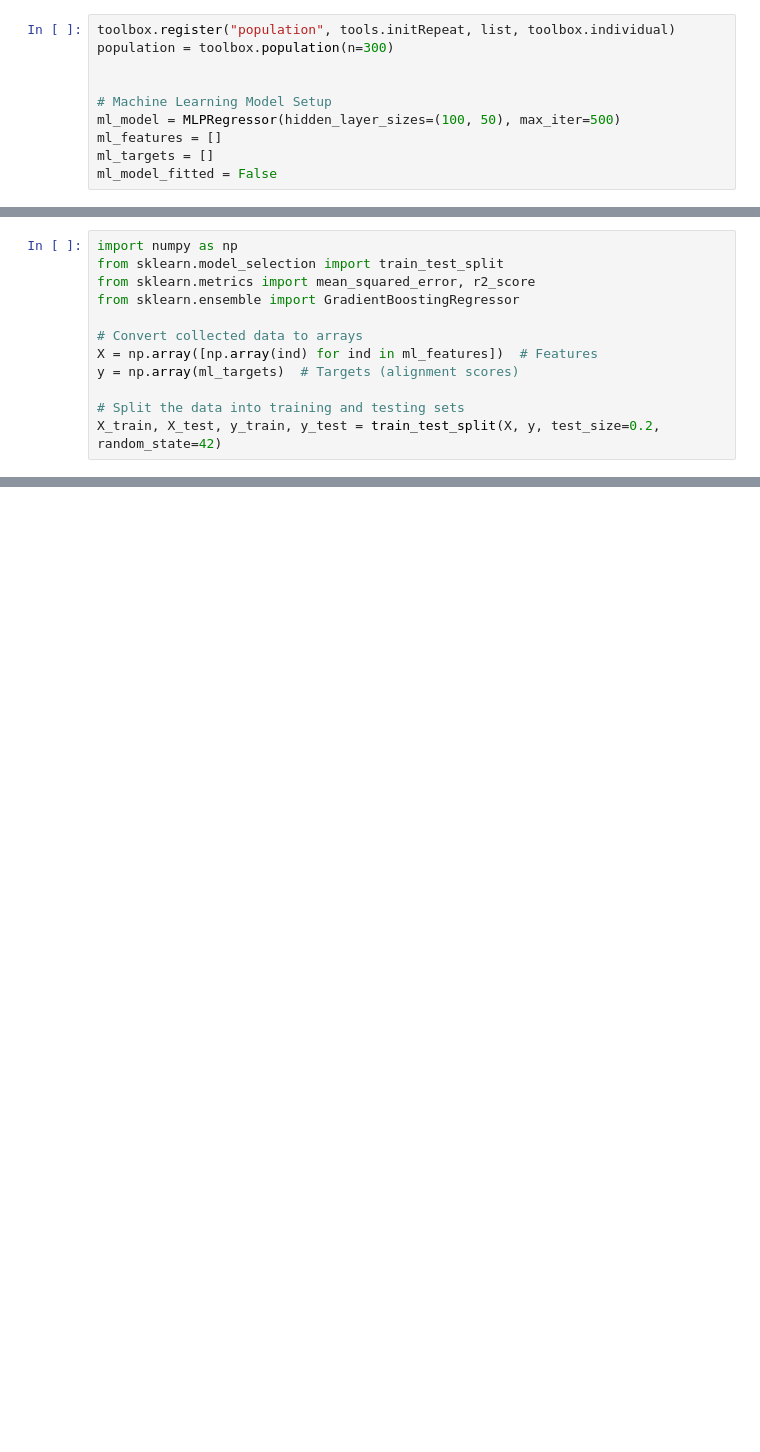
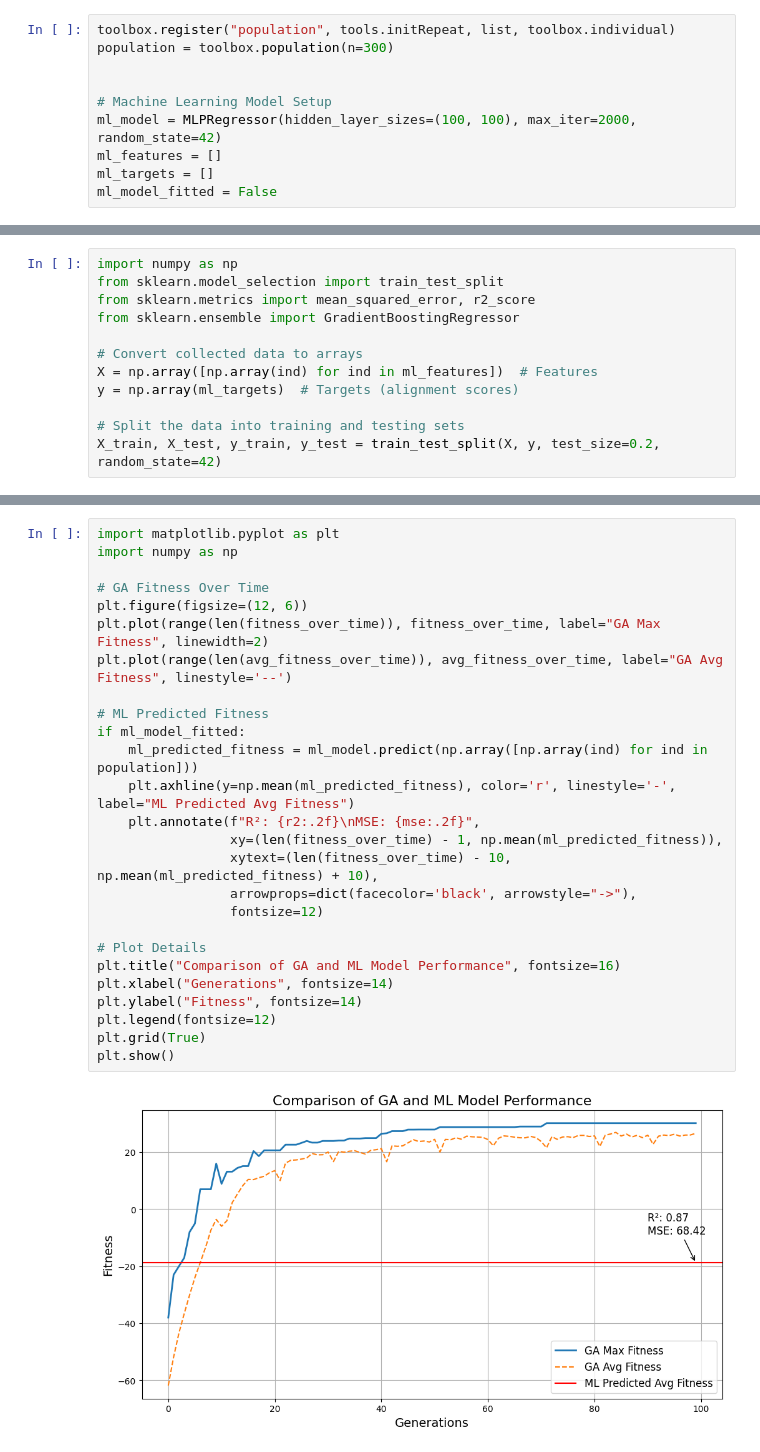
Before and after one commit to RoshenH/Optimizing-Sequence-Alignment-in-Genomics-Using-Evolutionary-Algorithms, a Jupyter notebook: CI.ipynb, the cells around one changed output, grey strips where cells are left out. Drawn from its saved outputs; the diff is of its cells as text; blank space fills up the shorter version.

```diff
--- a/CI.ipynb
+++ b/CI.ipynb
@@ -49,7 +49,7 @@ population = toolbox.population(n=300)
 
 
 # Machine Learning Model Setup
-ml_model = MLPRegressor(hidden_layer_sizes=(100, 50), max_iter=500)
+ml_model = MLPRegressor(hidden_layer_sizes=(100, 100), max_iter=2000, random_state=42)
 ml_features = []
 ml_targets = []
 ml_model_fitted = False
@@ -382 +308,29 @@ Achieved at Generation: 53
+# %%
+import matplotlib.pyplot as plt
+import numpy as np
+
+# GA Fitness Over Time
+plt.figure(figsize=(12, 6))
+plt.plot(range(len(fitness_over_time)), fitness_over_time, label="GA Max Fitness", linewidth=2)
+plt.plot(range(len(avg_fitness_over_time)), avg_fitness_over_time, label="GA Avg Fitness", linestyle='--')
+
+# ML Predicted Fitness
+if ml_model_fitted:
+    ml_predicted_fitness = ml_model.predict(np.array([np.array(ind) for ind in population]))
+    plt.axhline(y=np.mean(ml_predicted_fitness), color='r', linestyle='-', label="ML Predicted Avg Fitness")
+    plt.annotate(f"R²: {r2:.2f}\nMSE: {mse:.2f}",
+                 xy=(len(fitness_over_time) - 1, np.mean(ml_predicted_fitness)),
+                 xytext=(len(fitness_over_time) - 10, np.mean(ml_predicted_fitness) + 10),
+                 arrowprops=dict(facecolor='black', arrowstyle="->"),
+                 fontsize=12)
+
+# Plot Details
+plt.title("Comparison of GA and ML Model Performance", fontsize=16)
+plt.xlabel("Generations", fontsize=14)
+plt.ylabel("Fitness", fontsize=14)
+plt.legend(fontsize=12)
+plt.grid(True)
+plt.show()
+# %% [output]
+[figure, added]
 # %%
```
Also changed, not shown: parts of 13 cells of this notebook.
